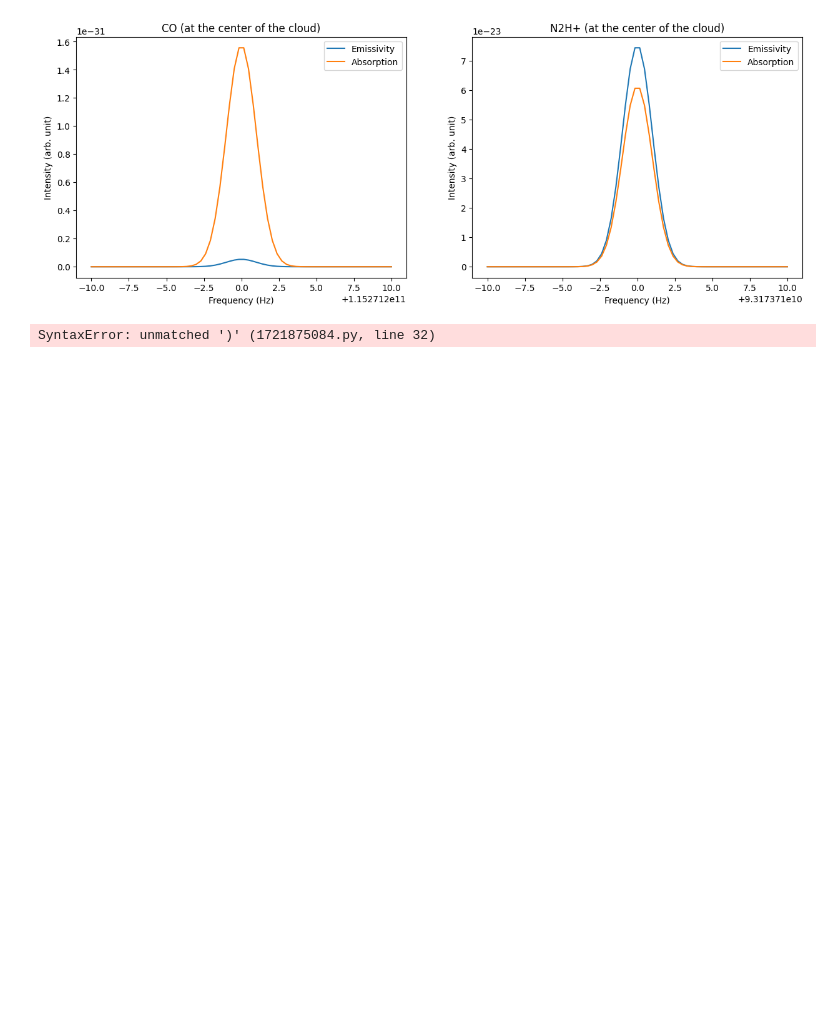
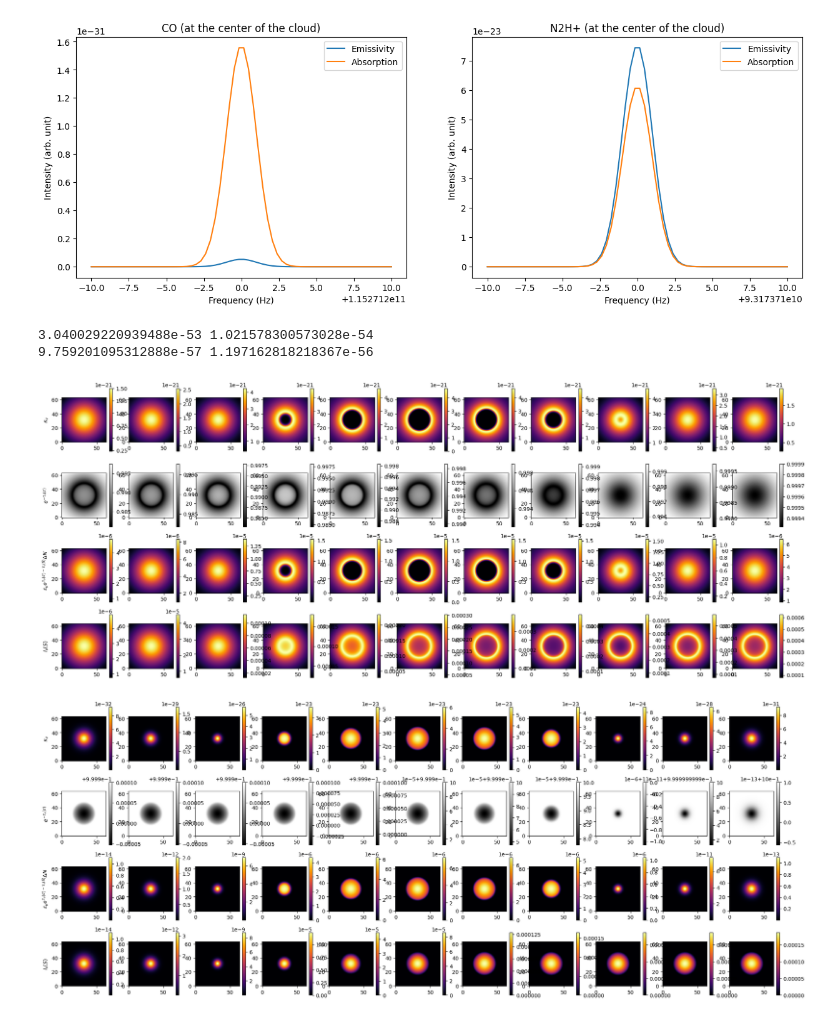
Before and after one commit to LeiRoF/M2-Internship, a Jupyter notebook: Generate_A_Little_Bit_Physical_Dataset.ipynb, the cells around one changed output. Cells and saved outputs as stored; diff of their text form; code cells hidden in the pictures; blank space fills up the shorter version.

```diff
--- a/Generate_A_Little_Bit_Physical_Dataset.ipynb
+++ b/Generate_A_Little_Bit_Physical_Dataset.ipynb
@@ -294,40 +294,43 @@ for gas in [CO, N2H]:
 
     kappa = gas.absorption_hypercube
     epsilon = gas.emissivity_hypercube
     print(np.amin(kappa), np.amin(epsilon))
 
     # Integrating the equation of radiative transfer
     gas.observation = np.zeros((N, N, len(gas.f)))
 
     fig, axs = plt.subplots(4, 11, figsize=(25, 10))
     cpt = 0
     axs[0,0].set_ylabel(r"$\kappa_\nu$")
     axs[1,0].set_ylabel(r"$e^{-\tau_\nu(s')}$")
     axs[2,0].set_ylabel(r"$\epsilon_\nu e^{\tau_\nu(s')-\tau_\nu(S)}\Delta N$")
     axs[3,0].set_ylabel(r"$I_\nu(S)$")
 
     for i in range(0,N):
 
         # Computing Tau_s
-        exp_tau = np.zeros((N, N, len(gas.f)))
+        tau = np.zeros((N, N, len(gas.f)))
         for j in np.arange(i, N):
-            exp_tau *= 1 / np.exp(kappa[j] * dN)
+            tau += kappa[j] * dN
 
-        layer = epsilon[i] * exp_tau * dN
-        gas.observation += layer
+        layer_contrib = epsilon[i] * np.exp(-tau) * dN
+        gas.observation += layer_contrib
 
         if i % (N//10) == 0:
             im = axs[0, cpt].imshow(kappa[i][:,:,N//2], origin="lower", cmap="inferno")
             plt.colorbar(im)
-            im = axs[1, cpt].imshow(exp_tau[:,:,N//2], origin="lower", cmap="gray")
+            im = axs[1, cpt].imshow(np.exp(-tau)[:,:,N//2], origin="lower", cmap="gray")
             plt.colorbar(im)
-            im = axs[2, cpt].imshow(layer[:,:,N//2], origin="lower", cmap="inferno")
+            im = axs[2, cpt].imshow(layer_contrib[:,:,N//2], origin="lower", cmap="inferno")
             plt.colorbar(im)
             im = axs[3, cpt].imshow(gas.observation[:,:,N//2], origin="lower", cmap="inferno")
             plt.colorbar(im)
             cpt += 1
 # %% [output]
-SyntaxError: unmatched ')' (1721875084.py, line 32)
+3.040029220939488e-53 1.021578300573028e-54
+9.759201095312888e-57 1.197162818218367e-56
+[figure, added]
+[figure, added]
 # %%
 # Computing Tau_s
 tau_s = np.zeros((N, N, len(gas.f)))
```
Also changed, not shown: parts of 3 cells of this notebook, 1 other file.
